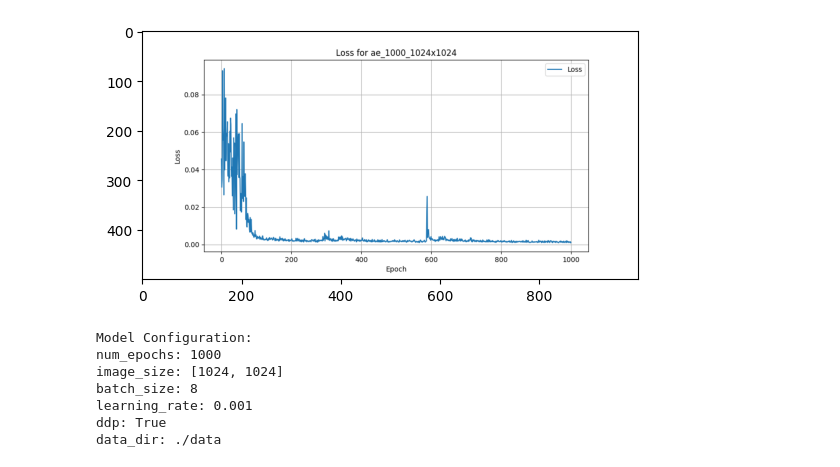
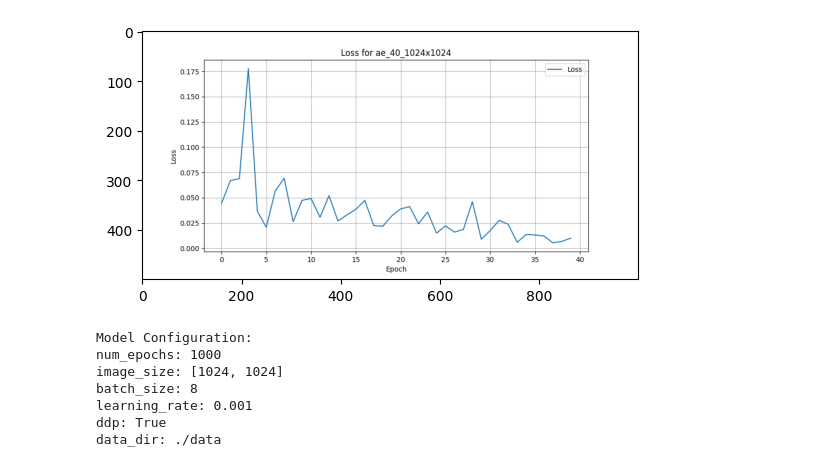
Before and after one commit to blah-buttery/particle-detection, a Jupyter notebook: examples/how_to_view_pretrained_model_info.ipynb, the cells around one changed output. Cells and saved outputs as stored; diff of their text form; code cells hidden in the pictures.

```diff
--- a/examples/how_to_view_pretrained_model_info.ipynb
+++ b/examples/how_to_view_pretrained_model_info.ipynb
@@ -3,13 +3,13 @@
 # %%
 from PIL import Image
 import matplotlib.pyplot as plt
 
 # eventually this model will be deleted, so you might have to train your own first
-img = Image.open('../saved_models/ae_1000_1024x1024/metrics.png')
+img = Image.open('../saved_models/ae_40_1024x1024/metrics.png')
 plt.imshow(img)
 plt.show()
 # %% [output]
-[figure, old version]
+[figure, new version]
 # %%
 import os
 import json
```
Also changed, not shown: 3 other files.
